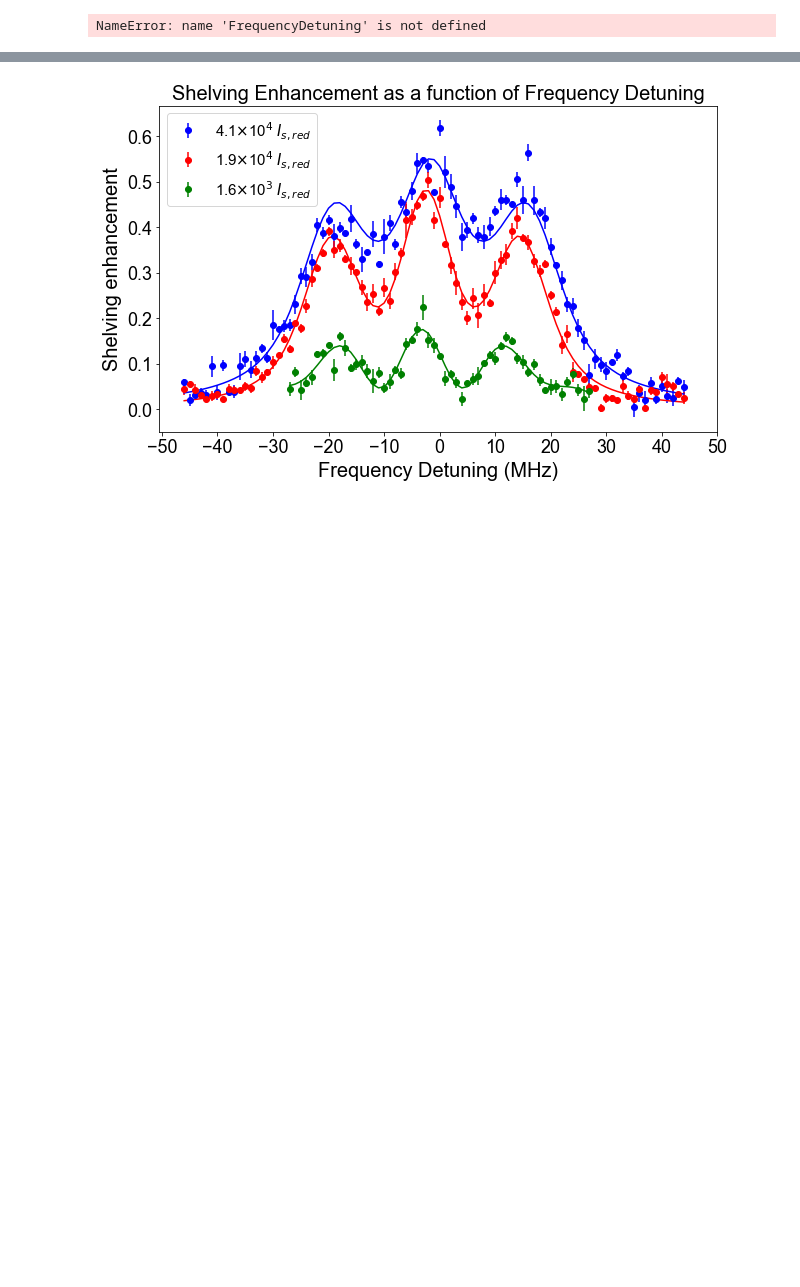
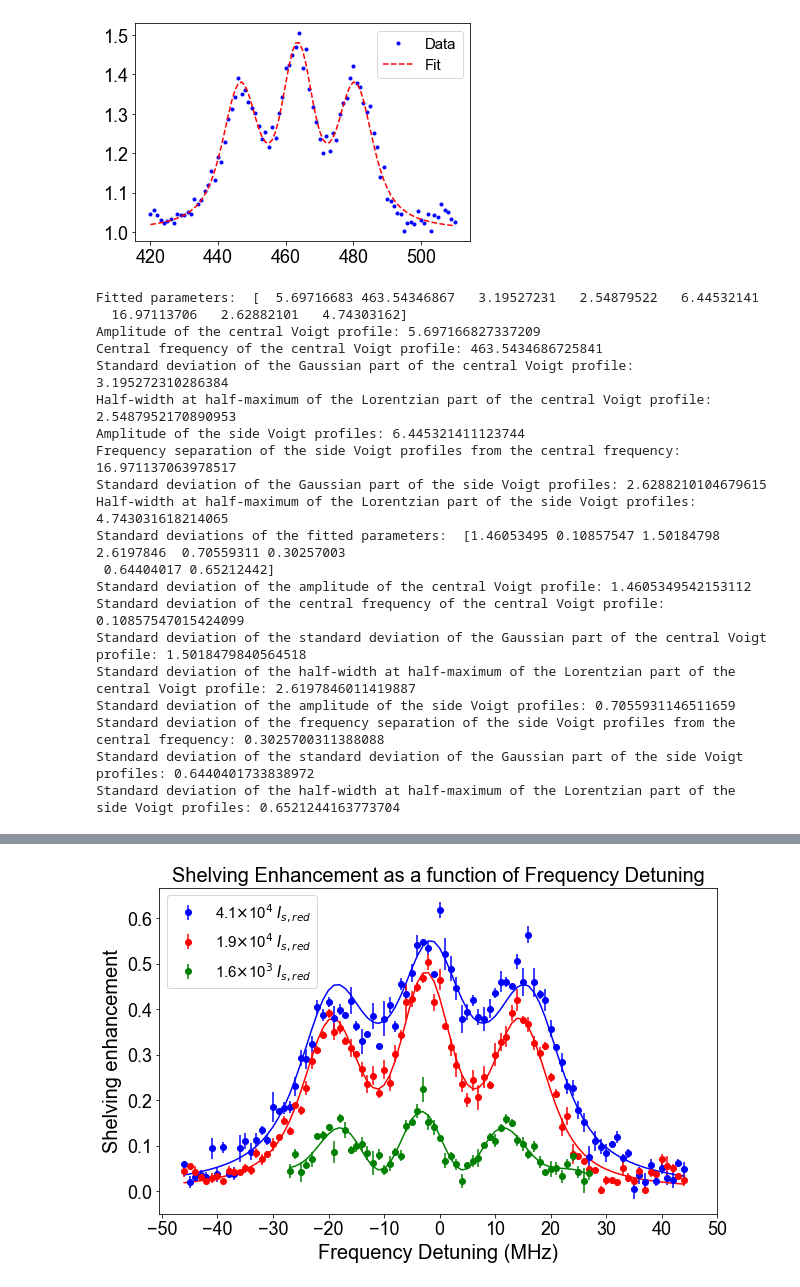
Before and after one commit to hsuchungchuan/Projects, a Jupyter notebook: Red MOT Shelving Data Analysis 20240902/FullDataAnalysisShelvingForDifferentBeamPowers.ipynb, the cells around one changed output, grey strips where cells are left out. Cells and saved outputs as stored; diff of their text form; code cells hidden in the pictures; blank space fills up the shorter version.

```diff
--- a/Red MOT Shelving Data Analysis 20240902/FullDataAnalysisShelvingForDifferentBeamPowers.ipynb
+++ b/Red MOT Shelving Data Analysis 20240902/FullDataAnalysisShelvingForDifferentBeamPowers.ipynb
@@ -95,61 +189,80 @@ def combined_voigt(x, amp_c, mu_c, sigma_c, gamma_c, amp_s, delta_s, sigma_s, ga
     # Combine them
     return central + side_left + side_right
 
 # Generate some synthetic data (for demonstration)
-x_data1 = np.linspace(420, 510)
-y_data = ShelvingIntensityAverageArray_cleaned1
+x_data2 = np.arange(420, 511)
+y_data = ShelvingIntensityAverageArray_cleaned2
 
 # Initial guesses for fitting parameters: [amp_c, mu_c, sigma_c, gamma_c, amp_s, delta_s, sigma_s, gamma_s]
 # The fitting parameters are in the order of the function arguments, explained below:
 # amp_c: amplitude of the central Voigt profile
 # mu_c: central frequency of the central Voigt profile
 # sigma_c: standard deviation of the Gaussian part of the central Voigt profile
 # gamma_c: half-width at half-maximum of the Lorentzian part of the central Voigt profile
 # amp_s: amplitude of the side Voigt profiles
 # delta_s: frequency separation of the side Voigt profiles from the central frequency
 # sigma_s: standard deviation of the Gaussian part of the side Voigt profiles
 # gamma_s: half-width at half-maximum of the Lorentzian part of the side Voigt profiles
-initial_guesses = [1.0, 1.0, 1.0, 0.5, 0.5, 5.0, 1.0, 0.5]
+initial_guesses = [1.0, 460.0, 1.0, 0.5, 0.5, 5.0, 1.0, 0.5]
 
 # Fit the combined Voigt profile to the data
-popt1, pcov1 = curve_fit(combined_voigt, x_data1, y_data, p0=initial_guesses)
+popt2, pcov2 = curve_fit(combined_voigt, x_data2, y_data, p0=initial_guesses)
 
 # Plot the result
-plt.plot(x_data1, y_data, 'b.', label='Data')
-plt.plot(x_data1, combined_voigt(x_data1, *popt1), 'r--', label='Fit')
+plt.plot(x_data2, y_data + 1, 'b.', label='Data')
+plt.plot(x_data2, combined_voigt(x_data2, *popt2) + 1, 'r--', label='Fit')
 plt.legend()
 plt.show()
 
+
 # Print the fitted parameters
-print("Fitted parameters: ", popt1)
+print("Fitted parameters: ", popt2)
 
 # List them out individually
-print(f"Amplitude of the central Voigt profile: {popt1[0]}")
-print(f"Central frequency of the central Voigt profile: {popt1[1]}")
-print(f"Standard deviation of the Gaussian part of the central Voigt profile: {popt1[2]}")
-print(f"Half-width at half-maximum of the Lorentzian part of the central Voigt profile: {popt1[3]}")
-print(f"Amplitude of the side Voigt profiles: {popt1[4]}")
-print(f"Frequency separation of the side Voigt profiles from the central frequency: {popt1[5]}")
-print(f"Standard deviation of the Gaussian part of the side Voigt profiles: {popt1[6]}")
-print(f"Half-width at half-maximum of the Lorentzian part of the side Voigt profiles: {popt1[7]}")
+print(f"Amplitude of the central Voigt profile: {popt2[0]}")
+print(f"Central frequency of the central Voigt profile: {popt2[1]}")
+print(f"Standard deviation of the Gaussian part of the central Voigt profile: {popt2[2]}")
+print(f"Half-width at half-maximum of the Lorentzian part of the central Voigt profile: {popt2[3]}")
+print(f"Amplitude of the side Voigt profiles: {popt2[4]}")
+print(f"Frequency separation of the side Voigt profiles from the central frequency: {popt2[5]}")
+print(f"Standard deviation of the Gaussian part of the side Voigt profiles: {popt2[6]}")
+print(f"Half-width at half-maximum of the Lorentzian part of the side Voigt profiles: {popt2[7]}")
 
 # Extract the pcov diagonal to get the standard deviations of the fitted parameters
-perr1 = np.sqrt(np.diag(pcov1))
-
-# Print the standard deviations
-print("Standard deviations: ", perr1)
+perr2 = np.sqrt(np.diag(pcov2))
+print("Standard deviations of the fitted parameters: ", perr2)
 
 # List them out individually
-print(f"Standard deviation of the amplitude of the central Voigt profile: {perr1[0]}")
-print(f"Standard deviation of the central frequency of the central Voigt profile: {perr1[1]}")
-print(f"Standard deviation of the standard deviation of the Gaussian part of the central Voigt profile: {perr1[2]}")
-print(f"Standard deviation of the half-width at half-maximum of the Lorentzian part of the central Voigt profile: {perr1[3]}")
-print(f"Standard deviation of the amplitude of the side Voigt profiles: {perr1[4]}")
-print(f"Standard deviation of the frequency separation of the side Voigt profiles from the central frequency: {perr1[5]}")
-print(f"Standard deviation of the standard deviation of the Gaussian part of the side Voigt profiles: {perr1[6]}")
-print(f"Standard deviation of the half-width at half-maximum of the Lorentzian part of the side Voigt profiles: {perr1[7]}")
+print(f"Standard deviation of the amplitude of the central Voigt profile: {perr2[0]}")
+print(f"Standard deviation of the central frequency of the central Voigt profile: {perr2[1]}")
+print(f"Standard deviation of the standard deviation of the Gaussian part of the central Voigt profile: {perr2[2]}")
+print(f"Standard deviation of the half-width at half-maximum of the Lorentzian part of the central Voigt profile: {perr2[3]}")
+print(f"Standard deviation of the amplitude of the side Voigt profiles: {perr2[4]}")
+print(f"Standard deviation of the frequency separation of the side Voigt profiles from the central frequency: {perr2[5]}")
+print(f"Standard deviation of the standard deviation of the Gaussian part of the side Voigt profiles: {perr2[6]}")
+print(f"Standard deviation of the half-width at half-maximum of the Lorentzian part of the side Voigt profiles: {perr2[7]}")
 # %% [output]
+[figure, added]
-NameError: name 'FrequencyDetuning' is not defined
+Fitted parameters:  [  5.69716683 463.54346867   3.19527231   2.54879522   6.44532141
+  16.97113706   2.62882101   4.74303162]
+Amplitude of the central Voigt profile: 5.697166827337209
+Central frequency of the central Voigt profile: 463.5434686725841
+Standard deviation of the Gaussian part of the central Voigt profile: 3.195272310286384
+Half-width at half-maximum of the Lorentzian part of the central Voigt profile: 2.5487952170890953
+Amplitude of the side Voigt profiles: 6.445321411123744
+Frequency separation of the side Voigt profiles from the central frequency: 16.971137063978517
+Standard deviation of the Gaussian part of the side Voigt profiles: 2.6288210104679615
+Half-width at half-maximum of the Lorentzian part of the side Voigt profiles: 4.743031618214065
+Standard deviations of the fitted parameters:  [1.46053495 0.10857547 1.50184798 2.6197846  0.70559311 0.30257003
+ 0.64404017 0.65212442]
+Standard deviation of the amplitude of the central Voigt profile: 1.4605349542153112
+Standard deviation of the central frequency of the central Voigt profile: 0.10857547015424099
+Standard deviation of the standard deviation of the Gaussian part of the central Voigt profile: 1.5018479840564518
+Standard deviation of the half-width at half-maximum of the Lorentzian part of the central Voigt profile: 2.6197846011419887
+Standard deviation of the amplitude of the side Voigt profiles: 0.7055931146511659
+Standard deviation of the frequency separation of the side Voigt profiles from the central frequency: 0.3025700311388088
+Standard deviation of the standard deviation of the Gaussian part of the side Voigt profiles: 0.6440401733838972
+Standard deviation of the half-width at half-maximum of the Lorentzian part of the side Voigt profiles: 0.6521244163773704
 # %%
 import numpy as np
 from scipy.special import wofz
```
Also changed, not shown: parts of 8 cells of this notebook.
